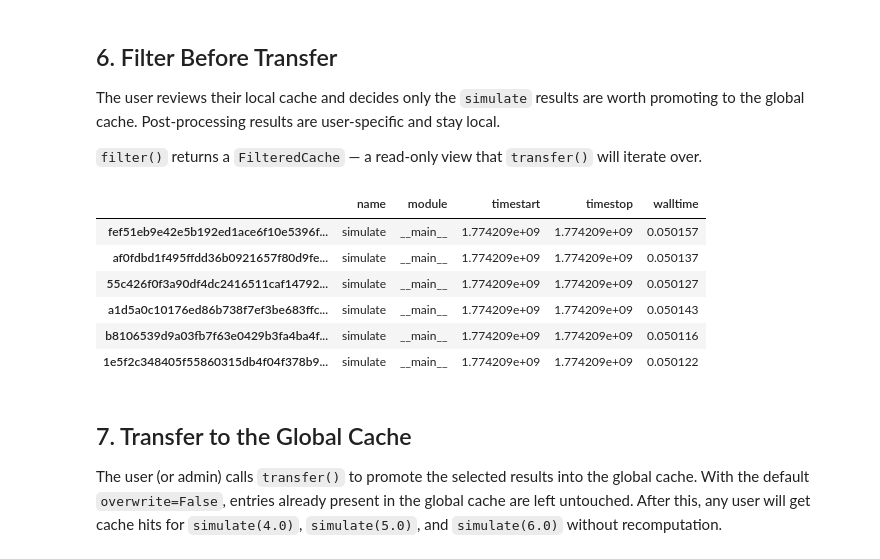
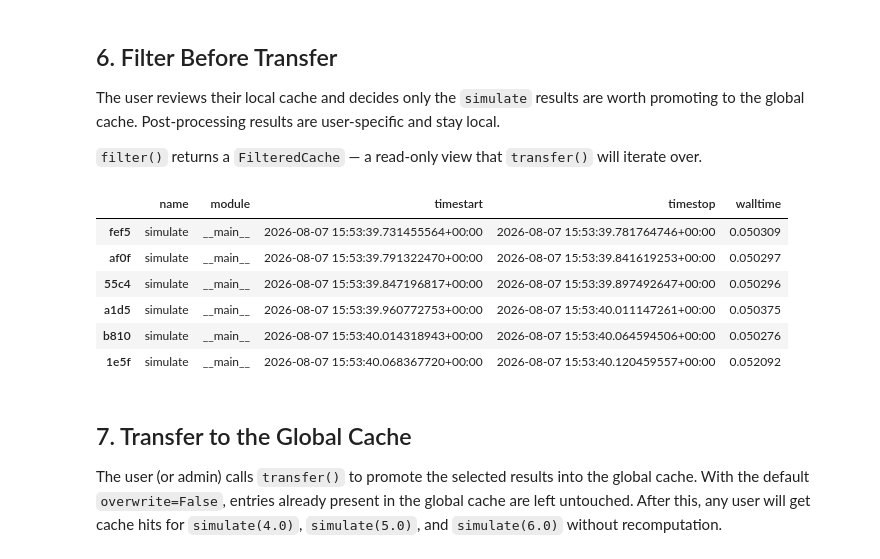
Before and after one commit to pmrv/fleche, a Jupyter notebook: notebooks/TransferWorkflow.ipynb, the cells around one changed output. Saved outputs shown, nothing was run; the diff lists cells and outputs as text; code cells hidden in the pictures.

```diff
--- a/notebooks/TransferWorkflow.ipynb
+++ b/notebooks/TransferWorkflow.ipynb
@@ -45,7 +43,7 @@ Cache(values=DestructuringStorage(storage=PickleFile(root=PosixPath('/tmp/tmp_hy
 Regular users get a read-only view via `.readonly()`, and a per-session in-memory cache stacked on top via `.push()`.
 # %%
 global_cache = _global_cache_rw.readonly()
-local_cache = Cache(values=Memory({}), _calls=Memory({}))
+local_cache = Cache(ValueMemory({}), CallMemory({}))
 user_cache = global_cache.push(local_cache)
 user_cache
 # %% [output]
@@ -159,16 +154,16 @@ Post-processing results are user-specific and stay local.
 
 `filter()` returns a `FilteredCache` — a read-only view that `transfer()` will iterate over.
 # %%
-simulations_only = local_cache.filter(simulate.fleche.call(param=None))
+simulations_only = local_cache.filter(QueryCall.from_call(simulate, param=None))
 simulations_only.table()
 # %% [output]
 |  | name | module | timestart | timestop | walltime |
-| fef51eb9e42e5b192ed1ace6f10e5396f... | simulate | __main__ | 1.774209e+09 | 1.774209e+09 | 0.050157 |
-| af0fdbd1f495ffdd36b0921657f80d9fe... | simulate | __main__ | 1.774209e+09 | 1.774209e+09 | 0.050137 |
-| 55c426f0f3a90df4dc2416511caf14792... | simulate | __main__ | 1.774209e+09 | 1.774209e+09 | 0.050127 |
-| a1d5a0c10176ed86b738f7ef3be683ffc... | simulate | __main__ | 1.774209e+09 | 1.774209e+09 | 0.050143 |
-| b8106539d9a03fb7f63e0429b3fa4ba4f... | simulate | __main__ | 1.774209e+09 | 1.774209e+09 | 0.050116 |
-| 1e5f2c348405f55860315db4f04f378b9... | simulate | __main__ | 1.774209e+09 | 1.774209e+09 | 0.050122 |
+| fef5 | simulate | __main__ | 2026-08-07 15:53:39.731455564+00:00 | 2026-08-07 15:53:39.781764746+00:00 | 0.050309 |
+| af0f | simulate | __main__ | 2026-08-07 15:53:39.791322470+00:00 | 2026-08-07 15:53:39.841619253+00:00 | 0.050297 |
+| 55c4 | simulate | __main__ | 2026-08-07 15:53:39.847196817+00:00 | 2026-08-07 15:53:39.897492647+00:00 | 0.050296 |
+| a1d5 | simulate | __main__ | 2026-08-07 15:53:39.960772753+00:00 | 2026-08-07 15:53:40.011147261+00:00 | 0.050375 |
+| b810 | simulate | __main__ | 2026-08-07 15:53:40.014318943+00:00 | 2026-08-07 15:53:40.064594506+00:00 | 0.050276 |
+| 1e5f | simulate | __main__ | 2026-08-07 15:53:40.068367720+00:00 | 2026-08-07 15:53:40.120459557+00:00 | 0.052092 |
 # %% [markdown]
 ## 7. Transfer to the Global Cache
 
```
Also changed, not shown: parts of 10 cells of this notebook, 7 other files.
